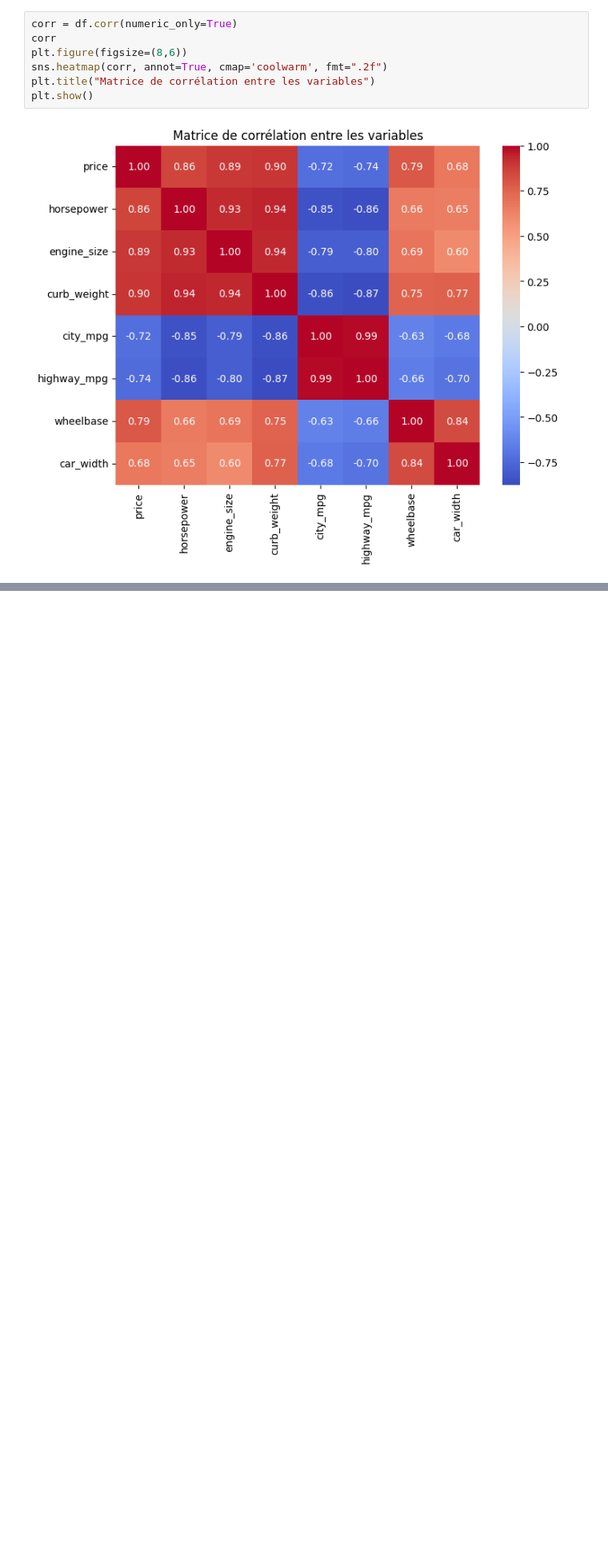
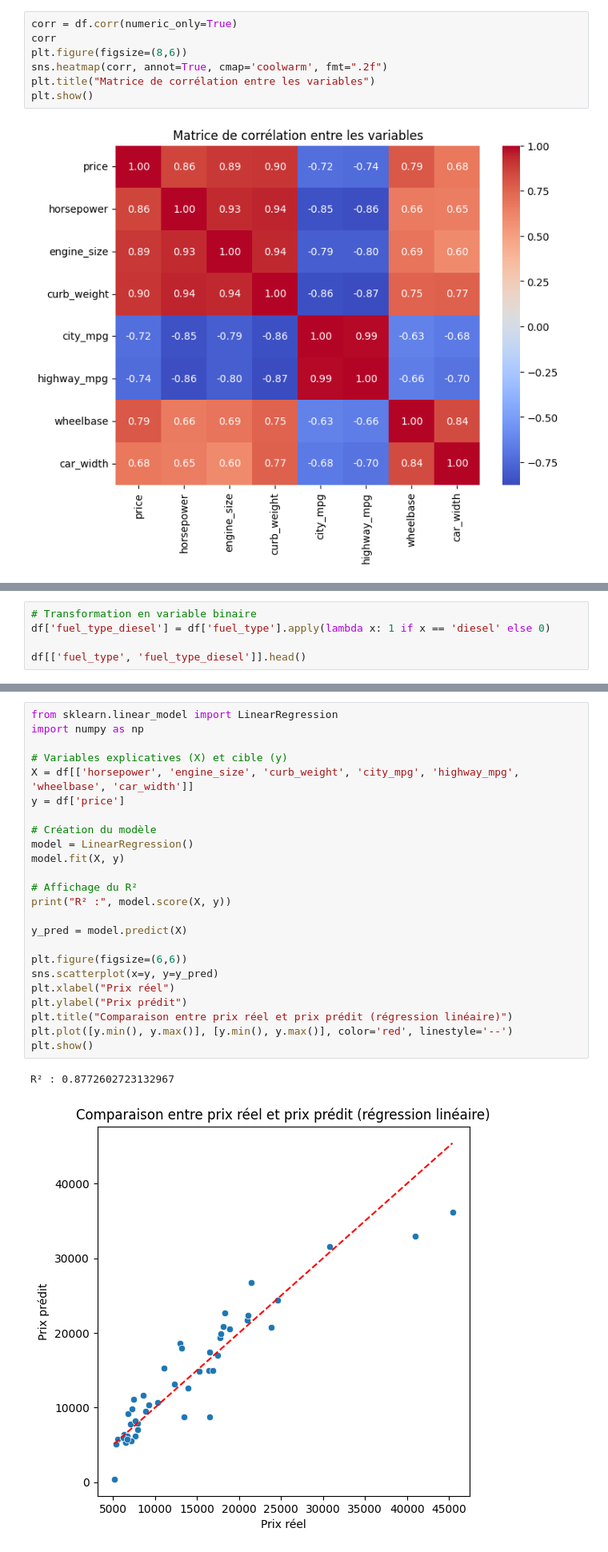
Before and after one commit to TTM1971/Mod-lisation-statistique-pour-la-pr-diction-du-prix-des-voitures, a Jupyter notebook: code.ipynb, the cells around one changed output, grey strips where cells are left out. Shown at 80% size. Drawn from its saved outputs; the diff is of its cells as text; blank space fills up the shorter version.

```diff
--- a/code.ipynb
+++ b/code.ipynb
@@ -101,0 +142,5 @@ plt.show()
+# %%
+# Transformation en variable binaire
+df['fuel_type_diesel'] = df['fuel_type'].apply(lambda x: 1 if x == 'diesel' else 0)
+
+df[['fuel_type', 'fuel_type_diesel']].head()
@@ -101,0 +190,27 @@ plt.show()
+# %%
+from sklearn.linear_model import LinearRegression
+import numpy as np
+
+# Variables explicatives (X) et cible (y)
+X = df[['horsepower', 'engine_size', 'curb_weight', 'city_mpg', 'highway_mpg', 'wheelbase', 'car_width']]
+y = df['price']
+
+# Création du modèle
+model = LinearRegression()
+model.fit(X, y)
+
+# Affichage du R²
+print("R² :", model.score(X, y))
+
+y_pred = model.predict(X)
+
+plt.figure(figsize=(6,6))
+sns.scatterplot(x=y, y=y_pred)
+plt.xlabel("Prix réel")
+plt.ylabel("Prix prédit")
+plt.title("Comparaison entre prix réel et prix prédit (régression linéaire)")
+plt.plot([y.min(), y.max()], [y.min(), y.max()], color='red', linestyle='--')
+plt.show()
+# %% [output]
+R² : 0.8772602723132967
+[figure, added]
```
Also changed, not shown: parts of 30 cells of this notebook.
